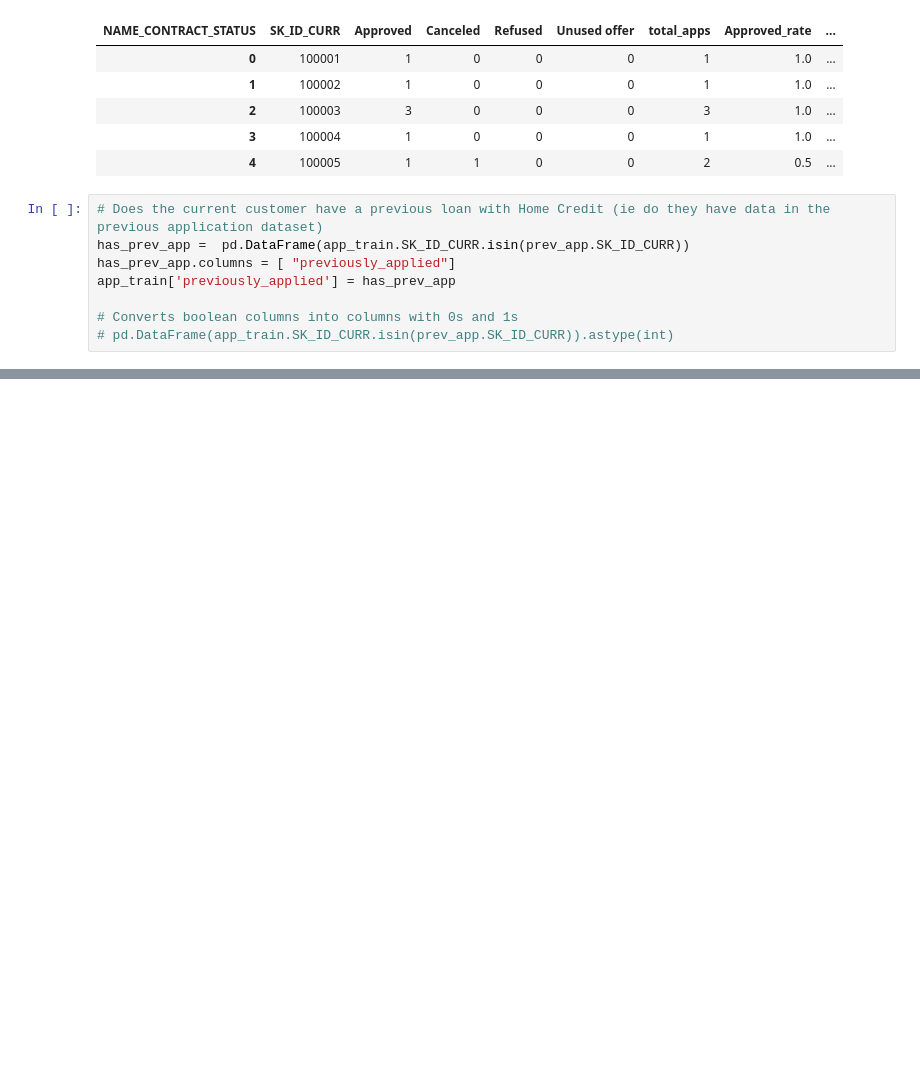
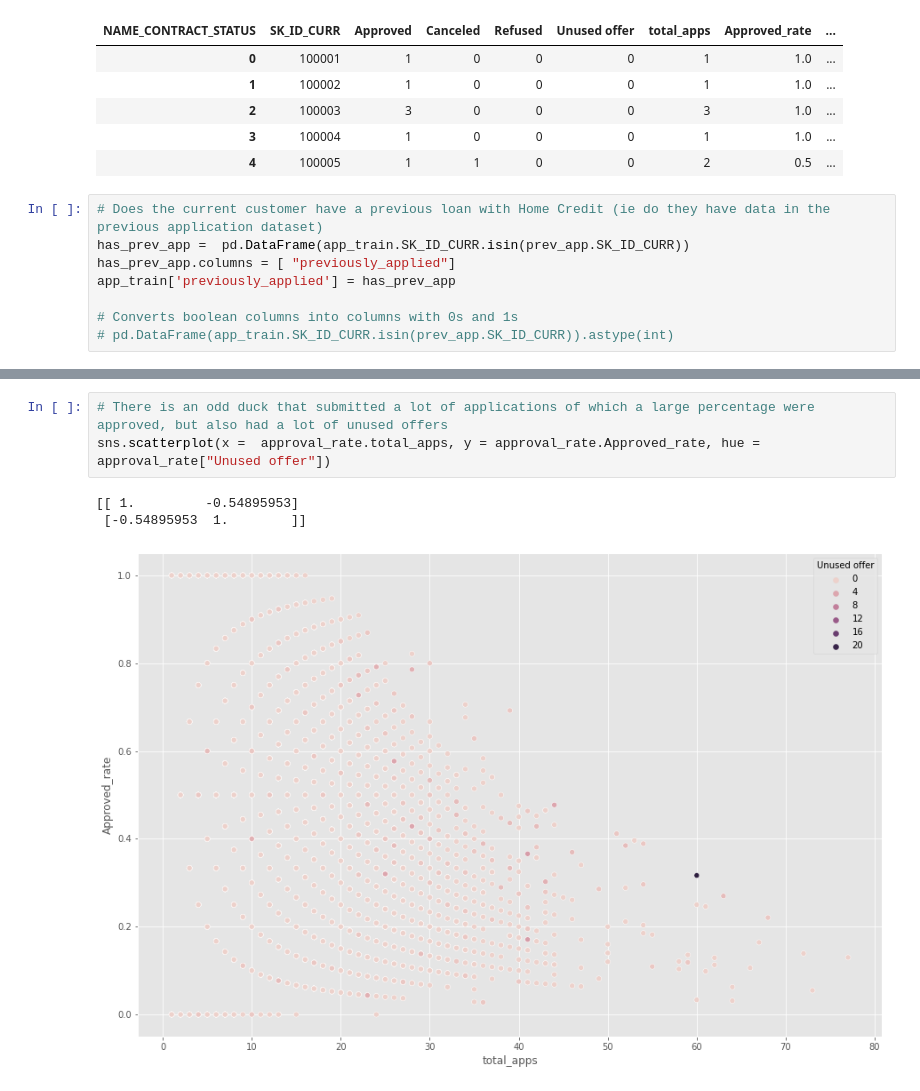
Before and after one commit to Antonio-Avila/Home-Credit-Default, a Jupyter notebook: Previous_Apps.ipynb, the cells around one changed output, grey strips where cells are left out. Drawn from its saved outputs; the diff is of its cells as text; blank space fills up the shorter version.

```diff
--- a/Previous_Apps.ipynb
+++ b/Previous_Apps.ipynb
@@ -132,0 +188,7 @@ join(other, on=None, how='left', lsuffix='', rsuffix='', sort=False) -> 'DataFra
+# %%
+# There is an odd duck that submitted a lot of applications of which a large percentage were approved, but also had a lot of unused offers
+sns.scatterplot(x =  approval_rate.total_apps, y = approval_rate.Approved_rate, hue = approval_rate["Unused offer"])
+# %% [output]
+[[ 1.         -0.54895953]
+ [-0.54895953  1.        ]]
+[figure, added]
```
Also changed, not shown: parts of 15 cells of this notebook.
